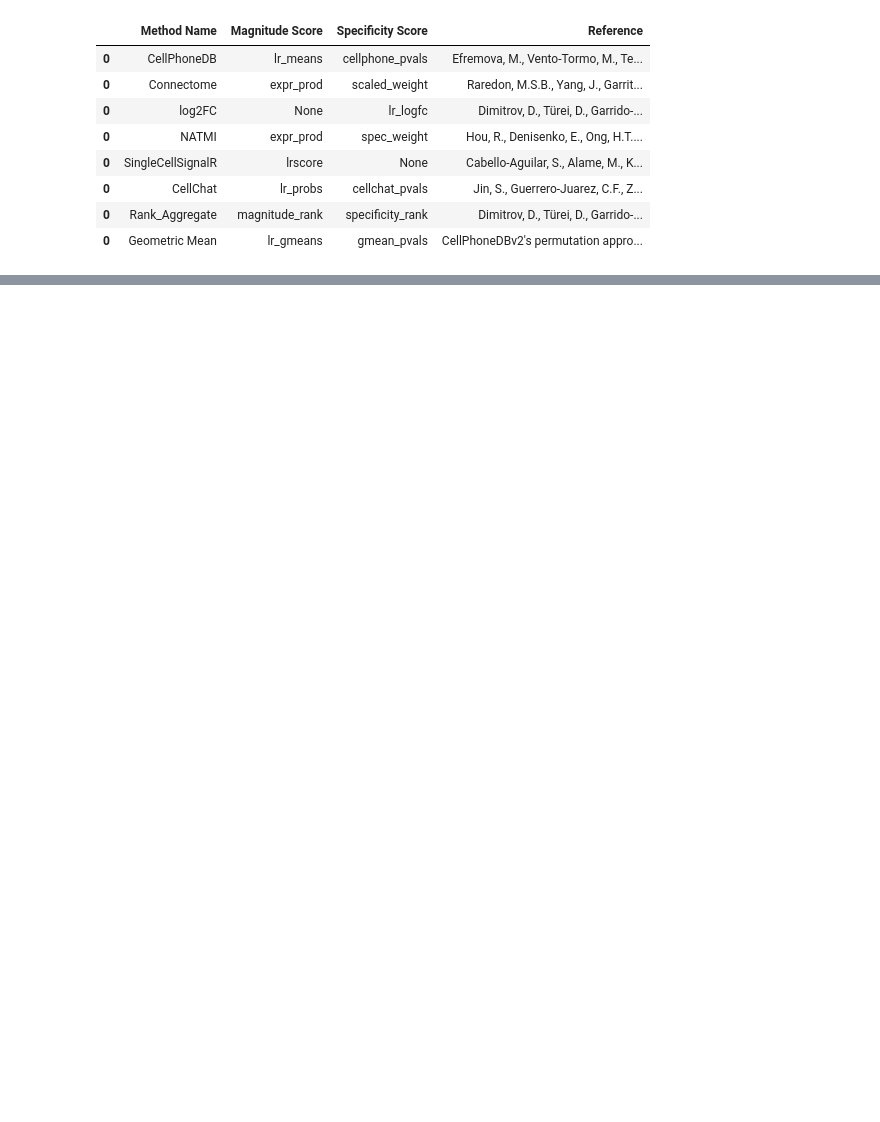
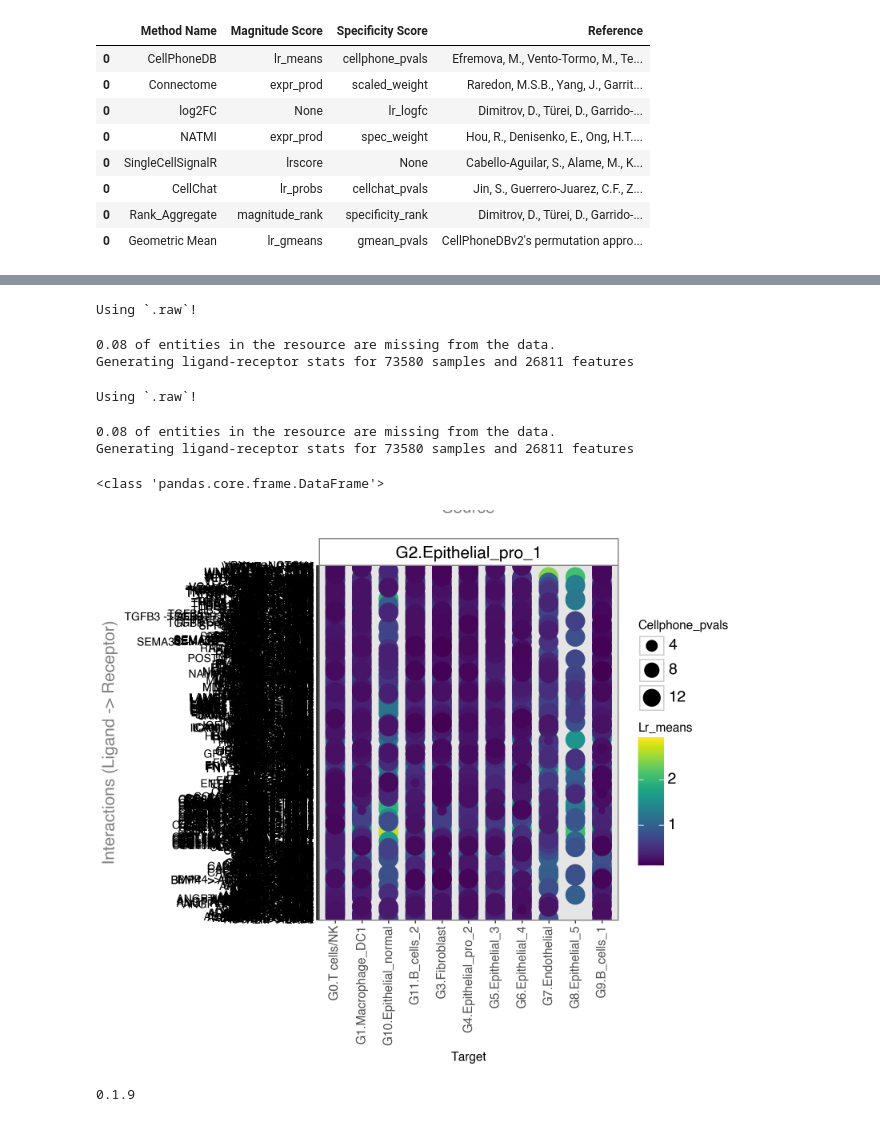
Before and after one commit to klemkelab/PDAC_scRNAseq_PLAUR_GSE205013, a Jupyter notebook: Cell_Cell_Communication.ipynb, the cells around one changed output, grey strips where cells are left out. Drawn from its saved outputs; the diff is of its cells as text; code cells hidden in the pictures; blank space fills up the shorter version.

Commit message:
Upload Cell cell communication

```diff
--- a/Cell_Cell_Communication.ipynb
+++ b/Cell_Cell_Communication.ipynb
@@ -15,3 +21,6 @@ li.mt.show_methods()
 | 0 | CellChat | lr_probs | cellchat_pvals | Jin, S., Guerrero-Juarez, C.F., Z... |
 | 0 | Rank_Aggregate | magnitude_rank | specificity_rank | Dimitrov, D., Türei, D., Garrido-... |
 | 0 | Geometric Mean | lr_gmeans | gmean_pvals | CellPhoneDBv2's permutation appro... |
+# %%
+adata = sc.read_h5ad(f'{base_data_path}/adata_cluster_1-DEGs.h5ad')
+adata
@@ -17,0 +35,67 @@ li.mt.show_methods()
+# %%
+# Run CellPhoneDB analysis on single-cell data with specified parameters
+# This function identifies ligand-receptor interactions based on cell types in the dataset.
+
+cellphonedb(
+    adata,                  # Single-cell AnnData object containing expression data
+    groupby='cell_type',    # Column in adata.obs that specifies cell types
+    expr_prop=0.1,          # Minimum proportion of cells expressing a gene in each group to be considered
+    verbose=True,           # Provides detailed logs of the process
+    key_added='cpdb_res'    # Key to store CellPhoneDB results within adata
+)
+# %% [output]
+Using `.raw`!
+0.08 of entities in the resource are missing from the data.
+Generating ligand-receptor stats for 73580 samples and 26811 features
+# %%
+# Run CellPhoneDB analysis on the single-cell data
+cellphonedb(
+    adata,                      # Your AnnData object containing the single-cell data
+    groupby='cell_type',        # Column in adata.obs to group cells by cell type
+    resource_name='consensus',  # Use the 'consensus' resource; default uses HUMAN gene symbols
+    expr_prop=0.1,              # Minimum expression proportion threshold
+    verbose=True,               # Enable detailed logging
+    key_added='cpdb_res'        # Key to store the results in adata.uns
+)
+# %% [output]
+Using `.raw`!
+0.08 of entities in the resource are missing from the data.
+Generating ligand-receptor stats for 73580 samples and 26811 features
+# %%
+# Check the type of the results stored in 'cpdb_res'
+print(type(adata.uns['cpdb_res']))
+# %% [output]
+<class 'pandas.core.frame.DataFrame'>
+# %%
+# Filter the CellPhoneDB results for significant interactions before plotting
+# Access the relevant DataFrame from adata.uns['cpdb_res']
+cpdb_results = adata.uns['cpdb_res']
+
+# Filter the interactions for p-values ≤ 0.05
+filtered_results = cpdb_results[cpdb_results['cellphone_pvals'] <= 0.05]
+
+# Store the filtered results back in adata.uns if needed
+adata.uns['cpdb_res_filtered'] = filtered_results
+
+# Now, plot the filtered results using liana's dotplot function
+li.pl.dotplot(
+    adata=adata,                            # AnnData object with filtered results stored
+    colour='lr_means',                      # Color dots by ligand-receptor interaction means
+    size='cellphone_pvals',                 # Size dots by p-values
+    inverse_size=True,                      # Invert dot size for smaller p-values to appear larger
+    source_labels=["G2.Epithelial_pro_1"],  # Source cell type(s) for ligand-receptor interactions
+    target_labels=[                         # Target cell types for ligand-receptor interactions
+        "G0.T cells/NK", "G1.Macrophage_DC1", "G3.Fibroblast", "G4.Epithelial_pro_2",
+        "G5.Epithelial_3", "G6.Epithelial_4", "G7.Endothelial", "G8.Epithelial_5",
+        "G9.B_cells_1", "G10.Epithelial_normal", "G11.B_cells_2"
+    ],
+    figure_size=(8, 7),                     # Define figure size
+    uns_key='cpdb_res_filtered'             # Use the key with filtered results
+)
+# %% [output]
+[figure, added]
+# %%
+import liana
+print(liana.__version__)
+# %% [output]
+0.1.9
```
Also changed, not shown: parts of 7 cells of this notebook.
